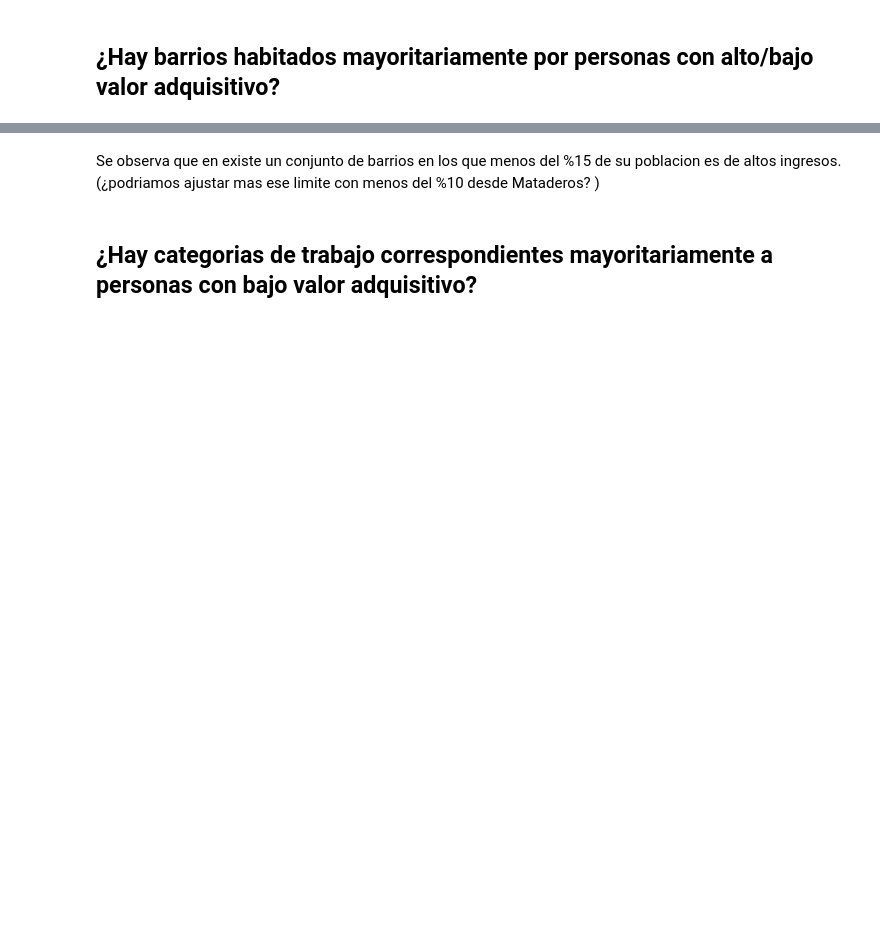
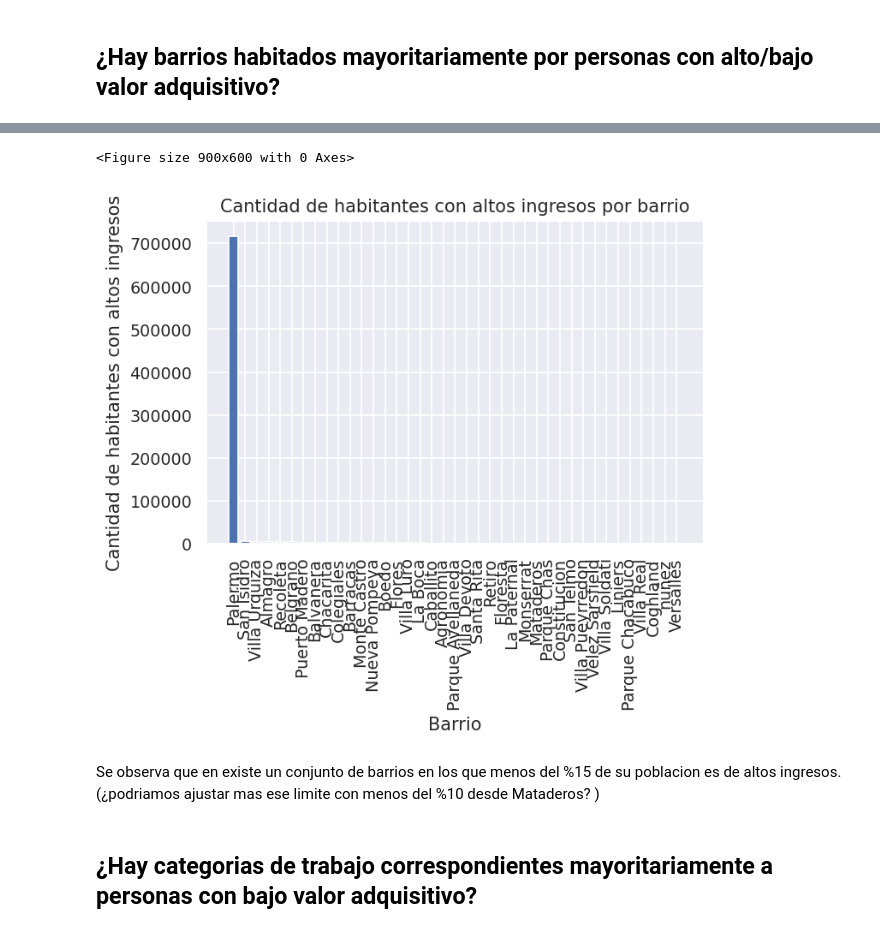
Before and after one commit to TomasArrachea/TP-Organizacion-de-Datos, a Jupyter notebook: informe.ipynb, the cells around one changed output, grey strips where cells are left out. Cells and saved outputs as stored; diff of their text form; code cells hidden in the pictures; blank space fills up the shorter version.

Commit message:
agrego mas graficos de barra

```diff
--- a/informe.ipynb
+++ b/informe.ipynb
@@ -60,3 +58,23 @@ plt.show()
+# %%
+plt.figure(dpi=150)
+
+df_total = df
+df_filtrado = df[df['tiene_alto_valor_adquisitivo'] == 1]
+
+df_r = df_filtrado['barrio'].value_counts()
+
+plt.figure(dpi=(125))
+
+plt.bar(df_r.index, df_r.values*100) # plt.bar(y, x)
+plt.ylabel("Cantidad de habitantes con altos ingresos")
+plt.xlabel("Barrio")
+plt.title('Cantidad de habitantes con altos ingresos por barrio')
+plt.xticks(rotation=90)
+plt.show()
+# GRAFICO DE TORTA SOBRE PARTICIPANTES DE LA ENCUESTA Y BARRIOS?
+# %% [output]
+<Figure size 900x600 with 0 Axes>
+[figure, added]
 # %% [markdown]
 Se observa que en existe un conjunto de barrios en los que menos del %15 de su poblacion es de altos ingresos. (¿podriamos ajustar mas ese limite con menos del %10 desde Mataderos? )
 # %% [markdown]
```
Also changed, not shown: parts of 18 cells of this notebook.
